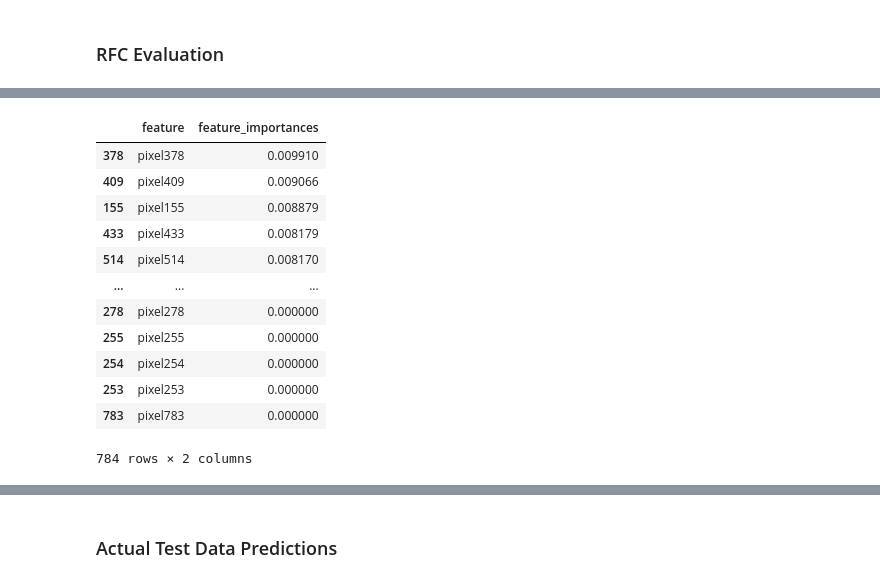
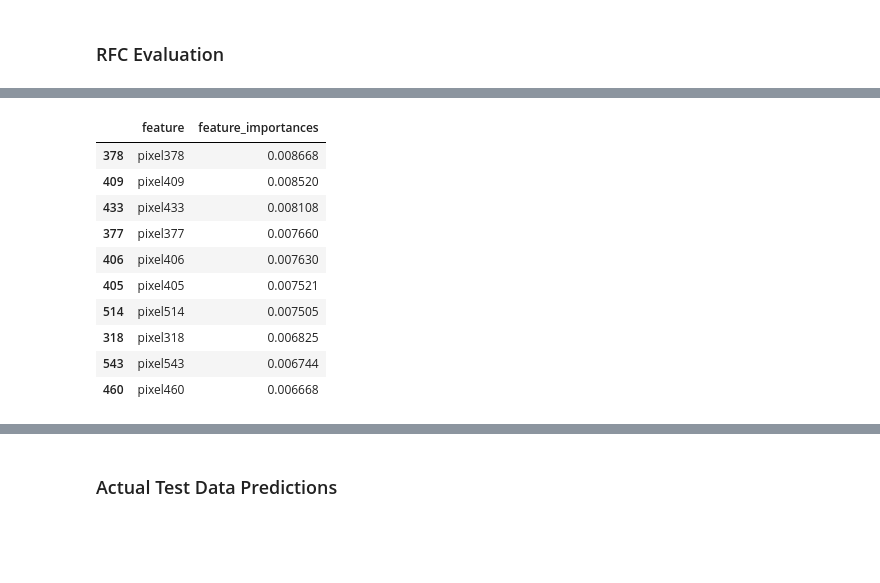
Before and after one commit to oimartin/MNIST_Digit_Recognizer, a Jupyter notebook: digits_notebook.ipynb, the cells around one changed output, grey strips where cells are left out. Saved outputs shown, nothing was run; the diff lists cells and outputs as text; code cells hidden in the pictures; blank space fills up the shorter version.

```diff
--- a/digits_notebook.ipynb
+++ b/digits_notebook.ipynb
@@ -251,17 +283,14 @@ eval_classification(test_pred_RFC, labels_test, X_test, 'RFC', 'Test')
-# %%
-feature_importance = pd.DataFrame({'feature': X_train.columns, 'feature_importances': RFC_model.feature_importances_}).sort_values(by='feature_importances', ascending=False)
-feature_importance
-# %% [output]
-|  | feature | feature_importances |
-| 378 | pixel378 | 0.009910 |
-| 409 | pixel409 | 0.009066 |
-| 155 | pixel155 | 0.008879 |
-| 433 | pixel433 | 0.008179 |
-| 514 | pixel514 | 0.008170 |
-| ... | ... | ... |
-| 278 | pixel278 | 0.000000 |
-| 255 | pixel255 | 0.000000 |
-| 254 | pixel254 | 0.000000 |
-| 253 | pixel253 | 0.000000 |
-| 783 | pixel783 | 0.000000 |
-784 rows × 2 columns
+# %%
+feature_importance(X_train, RFC_model)
+# %% [output]
+|  | feature | feature_importances |
+| 378 | pixel378 | 0.008668 |
+| 409 | pixel409 | 0.008520 |
+| 433 | pixel433 | 0.008108 |
+| 377 | pixel377 | 0.007660 |
+| 406 | pixel406 | 0.007630 |
+| 405 | pixel405 | 0.007521 |
+| 514 | pixel514 | 0.007505 |
+| 318 | pixel318 | 0.006825 |
+| 543 | pixel543 | 0.006744 |
+| 460 | pixel460 | 0.006668 |
```
Also changed, not shown: parts of 9 cells of this notebook.
